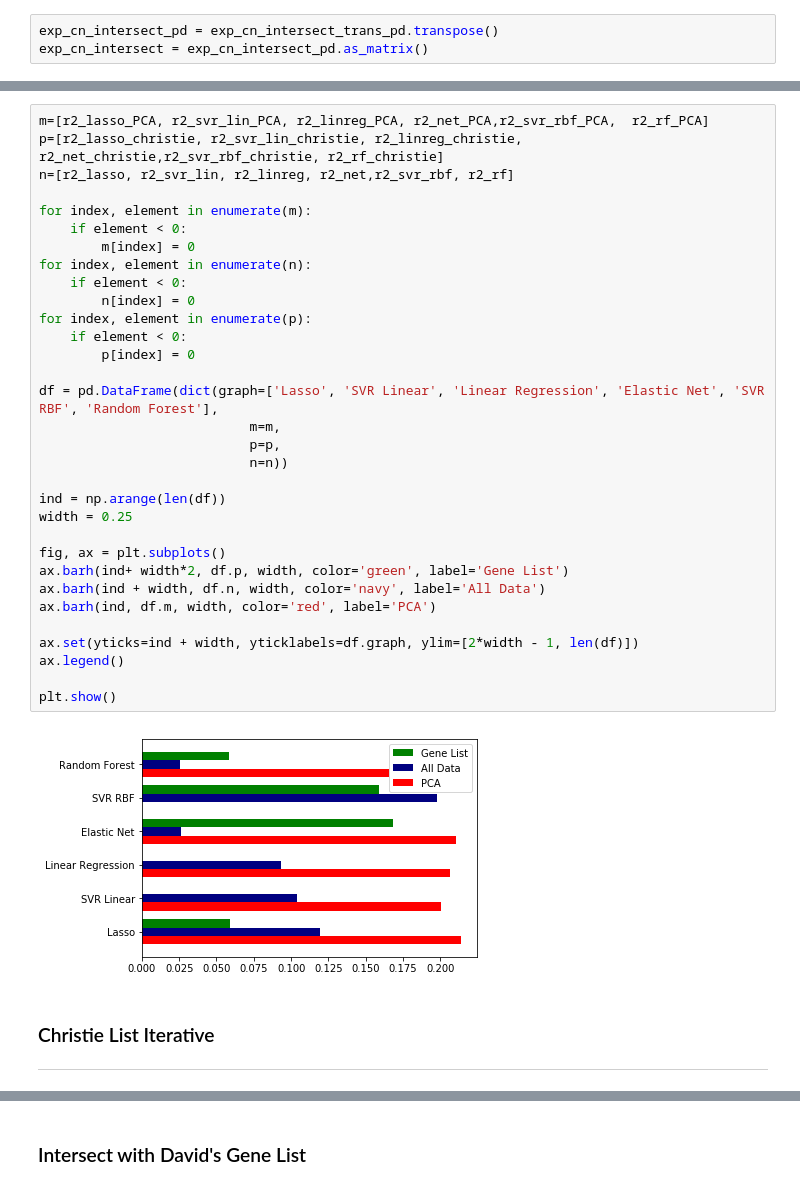
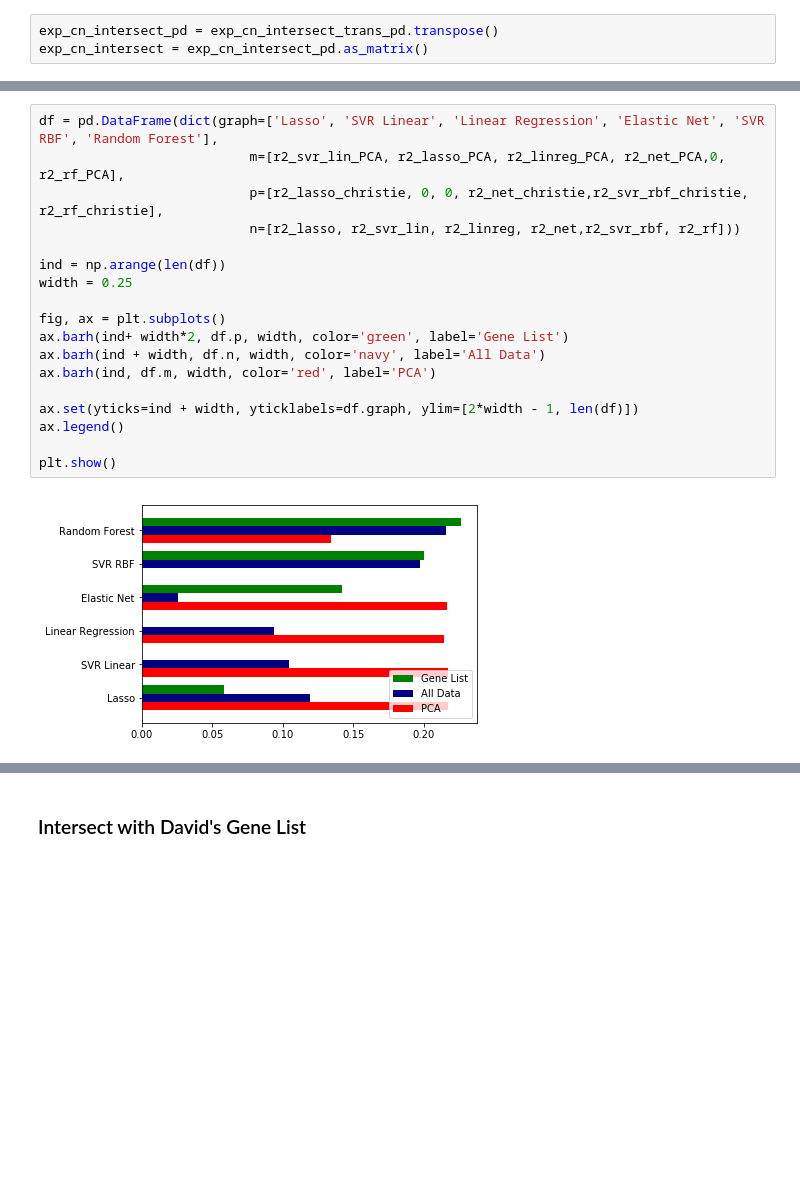
Before and after one commit to charlesriver/radiation, a Jupyter notebook: 498 Dataset.ipynb, the cells around one changed output, grey strips where cells are left out. Cells and saved outputs as stored; diff of their text form; blank space fills up the shorter version.

```diff
--- a/498 Dataset.ipynb
+++ b/498 Dataset.ipynb
@@ -423,37 +419,20 @@ ax[1,2] = draw_plot (ax[1,2], y_pred_net_christie, "Elastic Net", r2_net_christi
 # %%
-m=[r2_lasso_PCA, r2_svr_lin_PCA, r2_linreg_PCA, r2_net_PCA,r2_svr_rbf_PCA,  r2_rf_PCA]
-p=[r2_lasso_christie, r2_svr_lin_christie, r2_linreg_christie, r2_net_christie,r2_svr_rbf_christie, r2_rf_christie]
-n=[r2_lasso, r2_svr_lin, r2_linreg, r2_net,r2_svr_rbf, r2_rf]
-
-for index, element in enumerate(m):
-    if element < 0:
-        m[index] = 0
-for index, element in enumerate(n):
-    if element < 0:
-        n[index] = 0
-for index, element in enumerate(p):
-    if element < 0:
-        p[index] = 0
-
 df = pd.DataFrame(dict(graph=['Lasso', 'SVR Linear', 'Linear Regression', 'Elastic Net', 'SVR RBF', 'Random Forest'],
-                           m=m,
-                           p=p,
-                           n=n))
+                           m=[r2_svr_lin_PCA, r2_lasso_PCA, r2_linreg_PCA, r2_net_PCA,0,  r2_rf_PCA],
+                           p=[r2_lasso_christie, 0, 0, r2_net_christie,r2_svr_rbf_christie, r2_rf_christie],
+                           n=[r2_lasso, r2_svr_lin, r2_linreg, r2_net,r2_svr_rbf, r2_rf]))
 
 ind = np.arange(len(df))
 width = 0.25
 
 fig, ax = plt.subplots()
 ax.barh(ind+ width*2, df.p, width, color='green', label='Gene List')
 ax.barh(ind + width, df.n, width, color='navy', label='All Data')
 ax.barh(ind, df.m, width, color='red', label='PCA')
 
 ax.set(yticks=ind + width, yticklabels=df.graph, ylim=[2*width - 1, len(df)])
 ax.legend()
 
 plt.show()
 # %% [output]
-[figure, old version]
+[figure, new version]
-# %% [markdown]
-### Christie List Iterative
----
```
Also changed, not shown: parts of 30 cells of this notebook.
